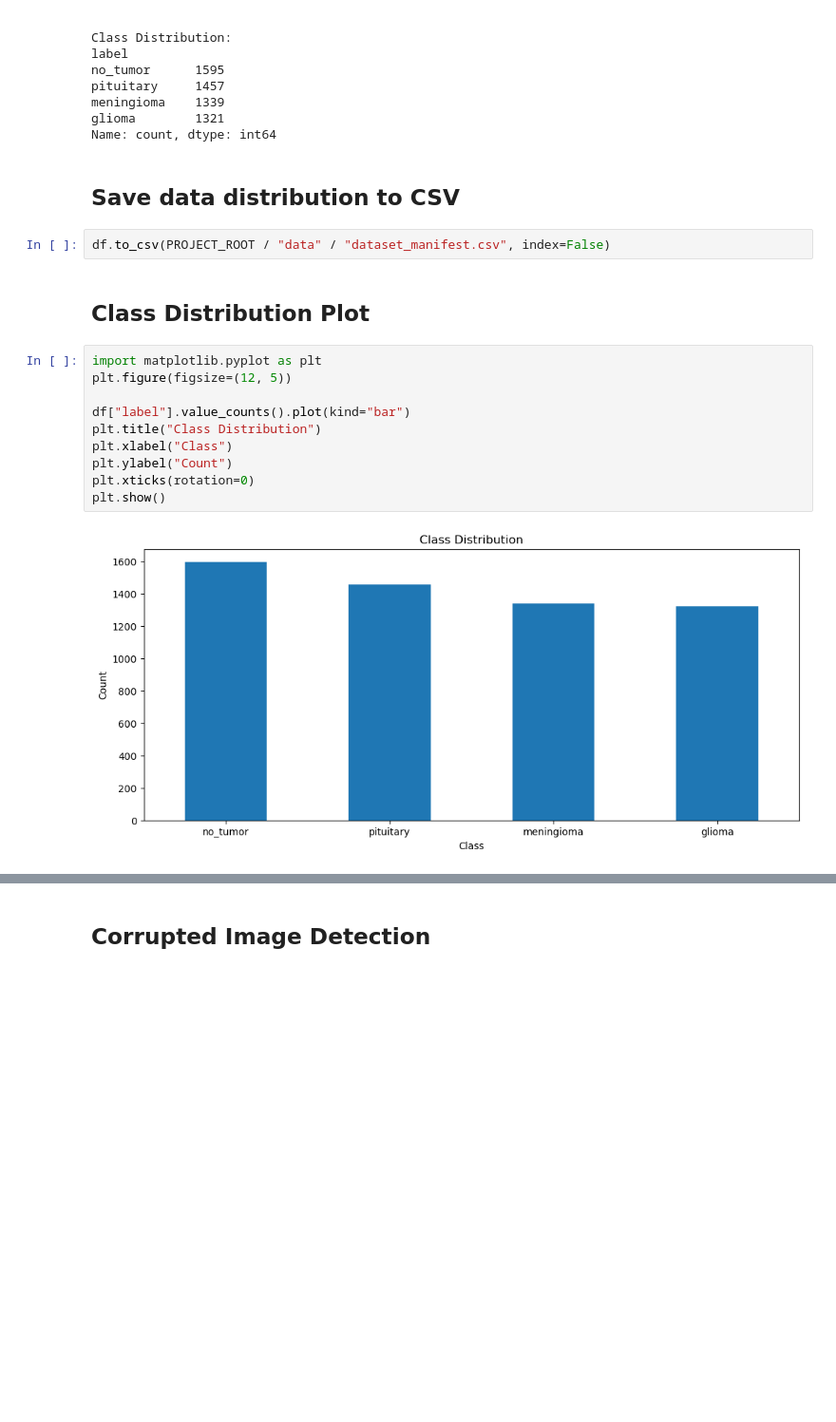
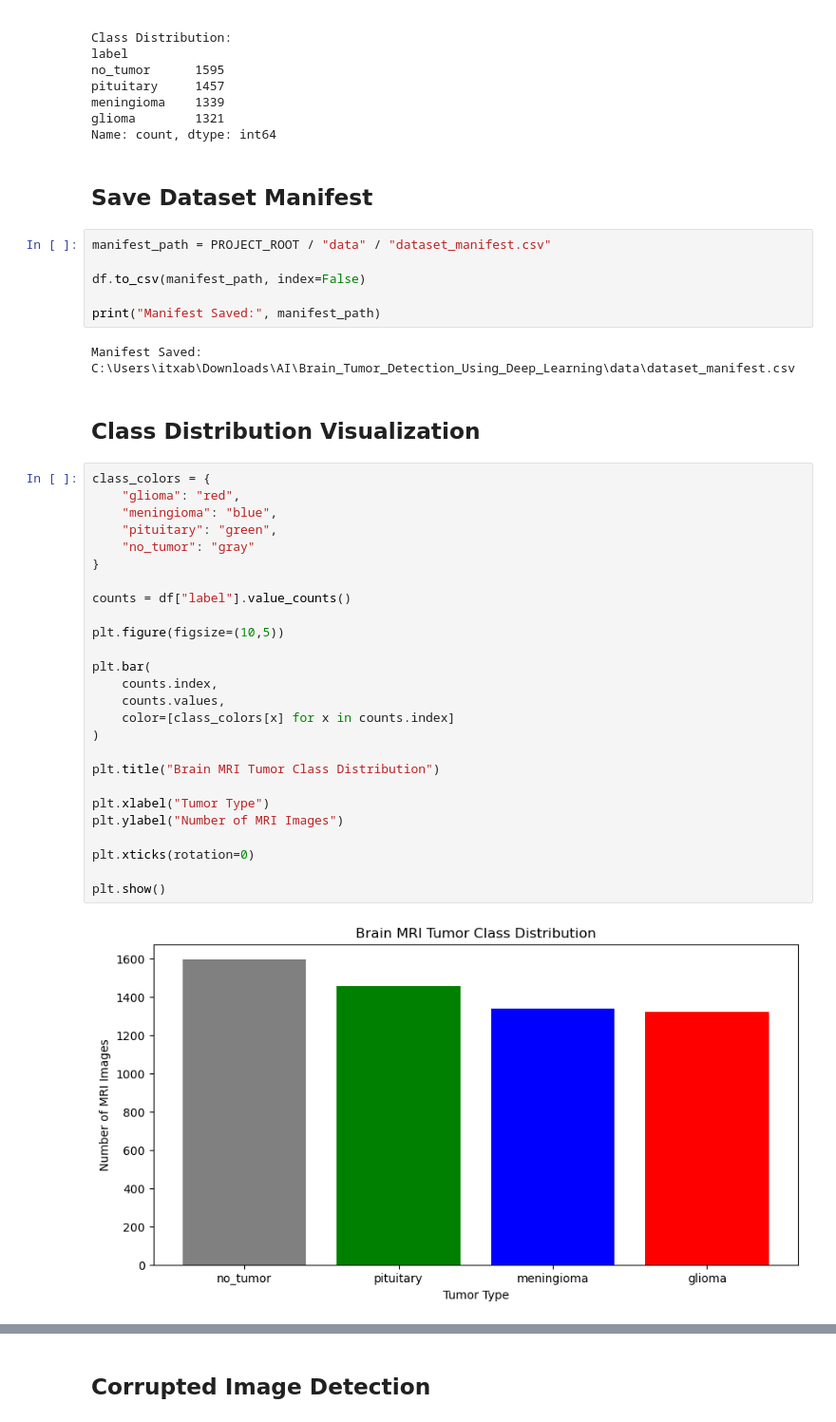
Before and after one commit to abdullahnoor2685/MRI_Based_Brain_Tumor_Detection_Using_ResNet50, a Jupyter notebook: notebooks/01_data_exploration.ipynb, the cells around one changed output, grey strips where cells are left out. Shown at 95% size. Cells and saved outputs as stored; diff of their text form; blank space fills up the shorter version.

Commit message:
Update notebooks and add dataset manifest

```diff
--- a/notebooks/01_data_exploration.ipynb
+++ b/notebooks/01_data_exploration.ipynb
@@ -67,21 +82,43 @@ meningioma    1339
 glioma        1321
 Name: count, dtype: int64
 # %% [markdown]
-## Save data distribution to CSV
+## Save Dataset Manifest
 # %%
-df.to_csv(PROJECT_ROOT / "data" / "dataset_manifest.csv", index=False)
+manifest_path = PROJECT_ROOT / "data" / "dataset_manifest.csv"
+
+df.to_csv(manifest_path, index=False)
+
+print("Manifest Saved:", manifest_path)
+# %% [output]
+Manifest Saved: C:\Users\itxab\Downloads\AI\Brain_Tumor_Detection_Using_Deep_Learning\data\dataset_manifest.csv
 # %% [markdown]
-## Class Distribution Plot
+## Class Distribution Visualization
 # %%
-import matplotlib.pyplot as plt
-plt.figure(figsize=(12, 5))
+class_colors = {
+    "glioma": "red",
+    "meningioma": "blue",
+    "pituitary": "green",
+    "no_tumor": "gray"
+}
 
-df["label"].value_counts().plot(kind="bar")
-plt.title("Class Distribution")
-plt.xlabel("Class")
-plt.ylabel("Count")
+counts = df["label"].value_counts()
+
+plt.figure(figsize=(10,5))
+
+plt.bar(
+    counts.index,
+    counts.values,
+    color=[class_colors[x] for x in counts.index]
+)
+
+plt.title("Brain MRI Tumor Class Distribution")
+
+plt.xlabel("Tumor Type")
+plt.ylabel("Number of MRI Images")
+
 plt.xticks(rotation=0)
+
 plt.show()
 # %% [output]
-[figure, old version]
+[figure, new version]
 # %% [markdown]
```
Also changed, not shown: parts of 35 cells of this notebook, 2 other files.
